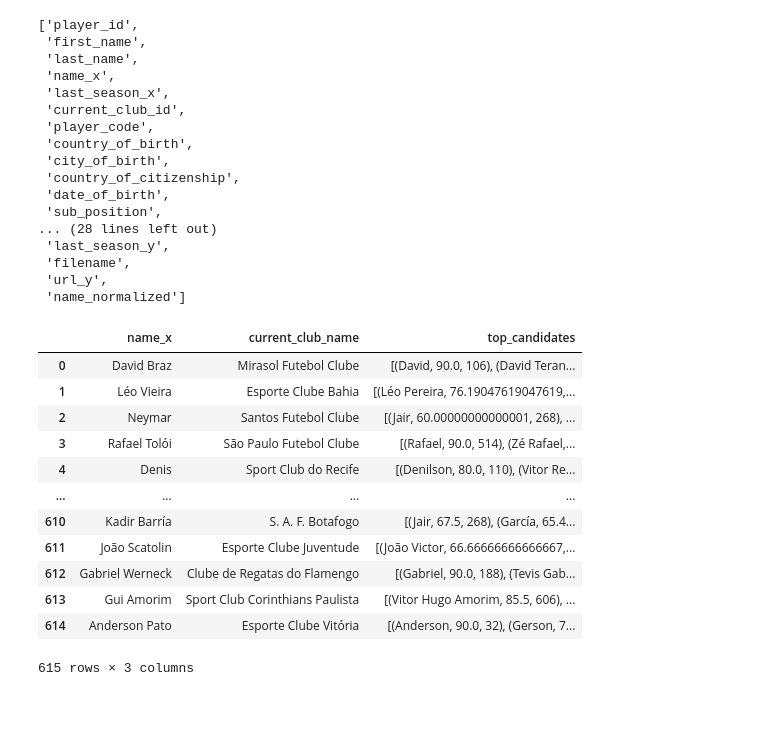
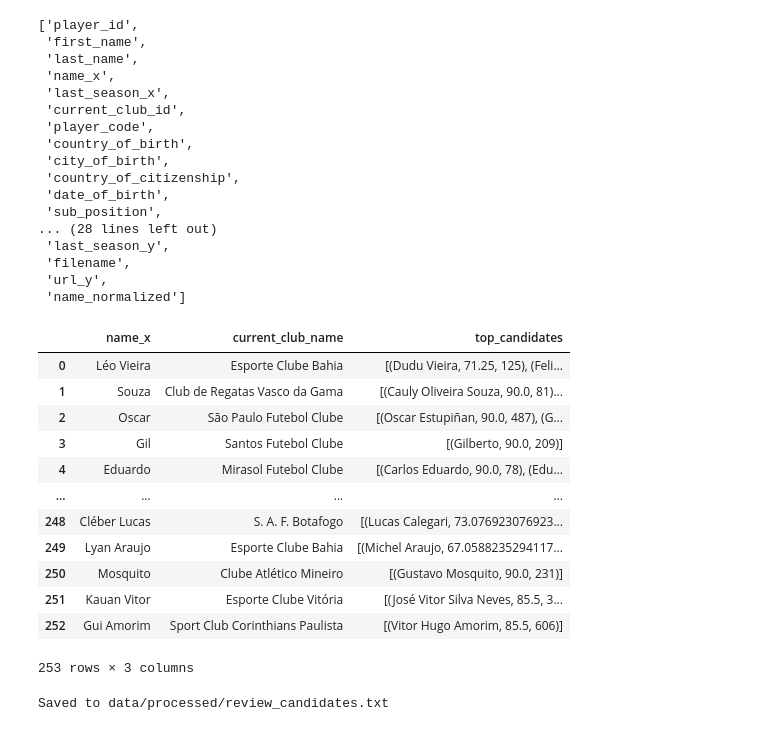
Before and after one commit to joseeduardomarinho28-creator/scouting-project, a Jupyter notebook: notebooks/04_performance_stats.ipynb, the cells around one changed output. Drawn from its saved outputs; the diff is of its cells as text; code cells hidden in the pictures.

```diff
--- a/notebooks/04_performance_stats.ipynb
+++ b/notebooks/04_performance_stats.ipynb
@@ -533,32 +528,49 @@ still_unmatched.columns.tolist()
  'filename',
  'url_y',
  'name_normalized']
-# %%
-from rapidfuzz import process
-
-review_rows = []
-for idx, row in still_unmatched.iterrows():
-    name = row['name_x']
-    top_matches = process.extract(name, df_stats_by_player['Jogador'], scorer=fuzz.WRatio, limit=3)
-    review_rows.append({
-        'name_x': name,
-        'current_club_name': row['current_club_name'],
-        'top_candidates': top_matches
-    })
-
-df_review = pd.DataFrame(review_rows)
-df_review
-# %% [output]
-|  | name_x | current_club_name | top_candidates |
-| 0 | David Braz | Mirasol Futebol Clube | [(David, 90.0, 106), (David Teran... |
-| 1 | Léo Vieira | Esporte Clube Bahia | [(Léo Pereira, 76.19047619047619,... |
-| 2 | Neymar | Santos Futebol Clube | [(Jair, 60.00000000000001, 268), ... |
-| 3 | Rafael Tolói | São Paulo Futebol Clube | [(Rafael, 90.0, 514), (Zé Rafael,... |
-| 4 | Denis | Sport Club do Recife | [(Denilson, 80.0, 110), (Vitor Re... |
-| ... | ... | ... | ... |
-| 610 | Kadir Barría | S. A. F. Botafogo | [(Jair, 67.5, 268), (García, 65.4... |
-| 611 | João Scatolin | Esporte Clube Juventude | [(João Victor, 66.66666666666667,... |
-| 612 | Gabriel Werneck | Clube de Regatas do Flamengo | [(Gabriel, 90.0, 188), (Tevis Gab... |
-| 613 | Gui Amorim | Sport Club Corinthians Paulista | [(Vitor Hugo Amorim, 85.5, 606), ... |
-| 614 | Anderson Pato | Esporte Clube Vitória | [(Anderson, 90.0, 32), (Gerson, 7... |
-615 rows × 3 columns
+# %%
+from rapidfuzz import process
+
+review_rows = []
+for idx, row in still_unmatched.iterrows():
+    name = row['name_x']
+    last_name = name.split()[-1]  # take the last word of the name (usually the surname)
+
+    # pre-filter: only consider candidates whose name contains the surname
+    candidates_pool = df_stats_by_player[df_stats_by_player['Jogador'].str.contains(last_name, case=False, na=False)]
+
+    if not candidates_pool.empty:
+        top_matches = process.extract(name, candidates_pool['Jogador'], scorer=fuzz.WRatio, limit=3)
+        review_rows.append({
+            'name_x': name,
+            'current_club_name': row['current_club_name'],
+            'top_candidates': top_matches
+        })
+
+df_review = pd.DataFrame(review_rows)
+df_review
+# %% [output]
+|  | name_x | current_club_name | top_candidates |
+| 0 | Léo Vieira | Esporte Clube Bahia | [(Dudu Vieira, 71.25, 125), (Feli... |
+| 1 | Souza | Club de Regatas Vasco da Gama | [(Cauly Oliveira Souza, 90.0, 81)... |
+| 2 | Oscar | São Paulo Futebol Clube | [(Oscar Estupiñan, 90.0, 487), (G... |
+| 3 | Gil | Santos Futebol Clube | [(Gilberto, 90.0, 209)] |
+| 4 | Eduardo | Mirasol Futebol Clube | [(Carlos Eduardo, 90.0, 78), (Edu... |
+| ... | ... | ... | ... |
+| 248 | Cléber Lucas | S. A. F. Botafogo | [(Lucas Calegari, 73.076923076923... |
+| 249 | Lyan Araujo | Esporte Clube Bahia | [(Michel Araujo, 67.0588235294117... |
+| 250 | Mosquito | Clube Atlético Mineiro | [(Gustavo Mosquito, 90.0, 231)] |
+| 251 | Kauan Vitor | Esporte Clube Vitória | [(José Vitor Silva Neves, 85.5, 3... |
+| 252 | Gui Amorim | Sport Club Corinthians Paulista | [(Vitor Hugo Amorim, 85.5, 606)] |
+253 rows × 3 columns
+# %%
+with open('../data/processed/review_candidates.txt', 'w', encoding='utf-8') as f:
+    for _, row in df_review.iterrows():
+        f.write(f"{row['name_x']} ({row['current_club_name']})\n")
+        for candidate_name, score, _ in row['top_candidates']:
+            f.write(f"    → {candidate_name} (score: {score:.1f})\n")
+        f.write("\n")
+
+print("Saved to data/processed/review_candidates.txt")
+# %% [output]
+Saved to data/processed/review_candidates.txt
```
Also changed, not shown: parts of 29 cells of this notebook, 2 other files.
